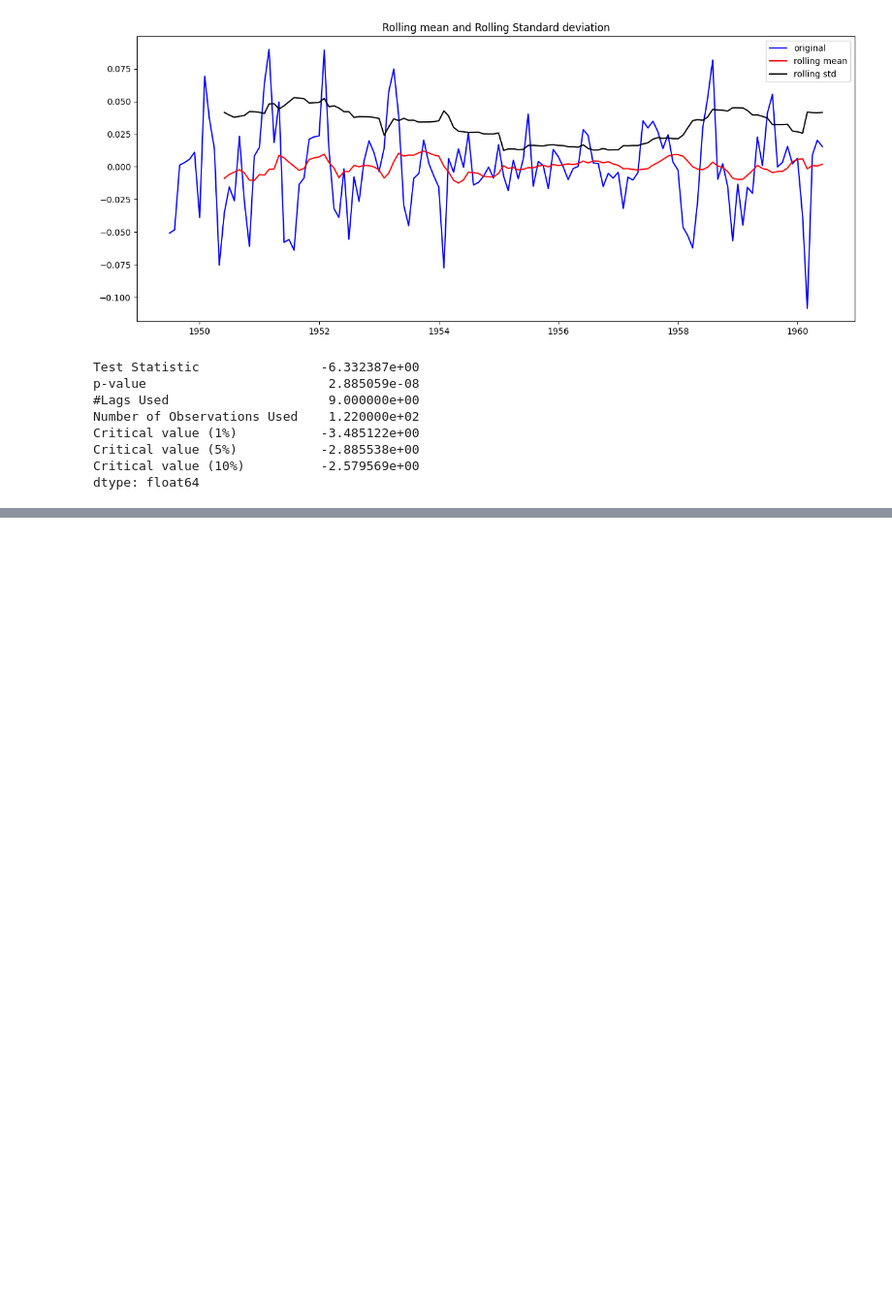
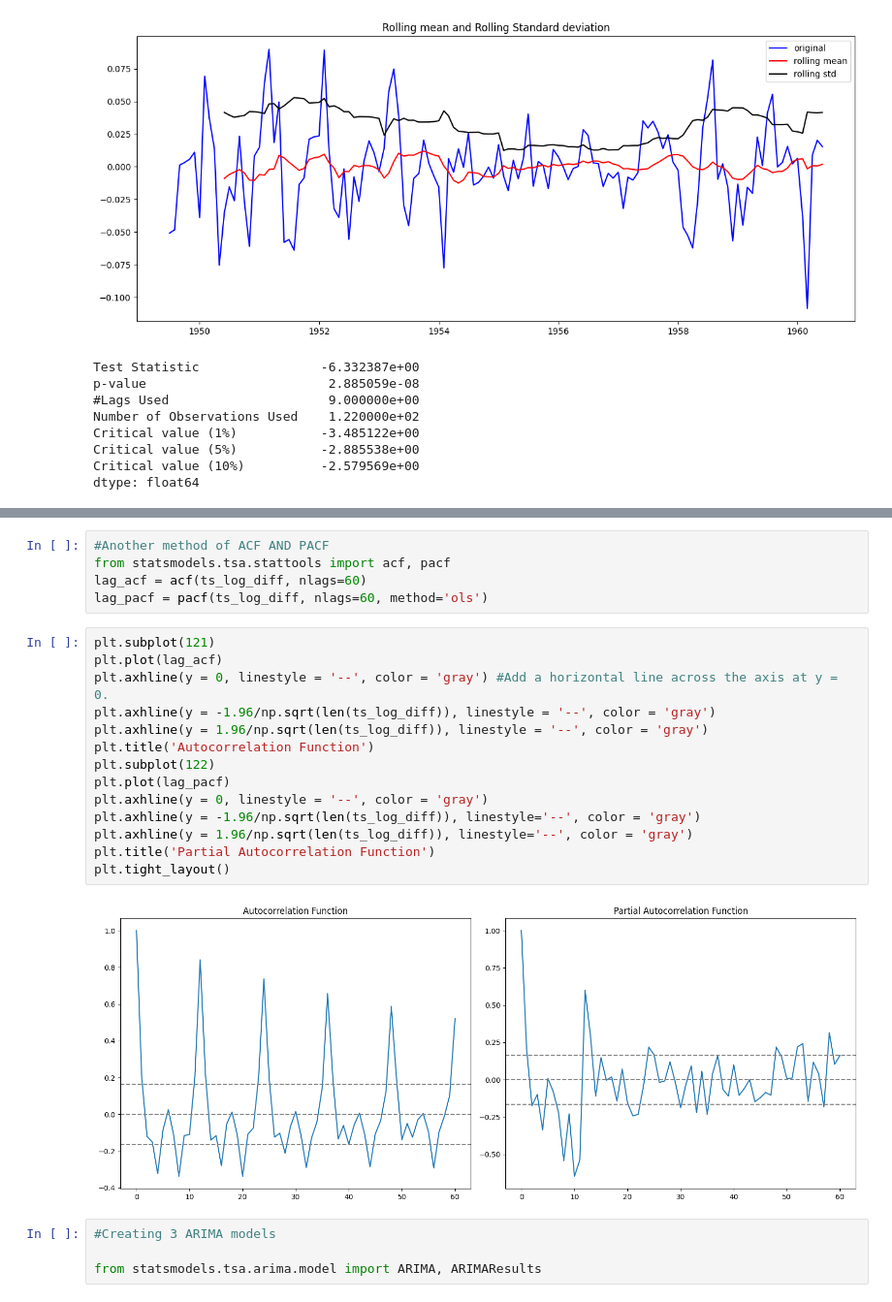
Before and after one commit to AbhinavKrishnan0629/AI, a Jupyter notebook: All projects/General/Time series analysis beginner/Time_series_analysis_beginner.ipynb, the cells around one changed output, grey strips where cells are left out. Shown at 97% size. Drawn from its saved outputs; the diff is of its cells as text; blank space fills up the shorter version.

```diff
--- a/All projects/General/Time series analysis beginner/Time_series_analysis_beginner.ipynb
+++ b/All projects/General/Time series analysis beginner/Time_series_analysis_beginner.ipynb
@@ -231,0 +248,25 @@ dtype: float64
+# %%
+#Another method of ACF AND PACF
+from statsmodels.tsa.stattools import acf, pacf
+lag_acf = acf(ts_log_diff, nlags=60)
+lag_pacf = pacf(ts_log_diff, nlags=60, method='ols')
+# %%
+plt.subplot(121)
+plt.plot(lag_acf)
+plt.axhline(y = 0, linestyle = '--', color = 'gray') #Add a horizontal line across the axis at y = 0.
+plt.axhline(y = -1.96/np.sqrt(len(ts_log_diff)), linestyle = '--', color = 'gray')
+plt.axhline(y = 1.96/np.sqrt(len(ts_log_diff)), linestyle = '--', color = 'gray')
+plt.title('Autocorrelation Function')
+plt.subplot(122)
+plt.plot(lag_pacf)
+plt.axhline(y = 0, linestyle = '--', color = 'gray')
+plt.axhline(y = -1.96/np.sqrt(len(ts_log_diff)), linestyle='--', color = 'gray')
+plt.axhline(y = 1.96/np.sqrt(len(ts_log_diff)), linestyle='--', color = 'gray')
+plt.title('Partial Autocorrelation Function')
+plt.tight_layout()
+# %% [output]
+[figure, added]
+# %%
+#Creating 3 ARIMA models
+
+from statsmodels.tsa.arima.model import ARIMA, ARIMAResults
```
Also changed, not shown: parts of 13 cells of this notebook, 1 other file.
